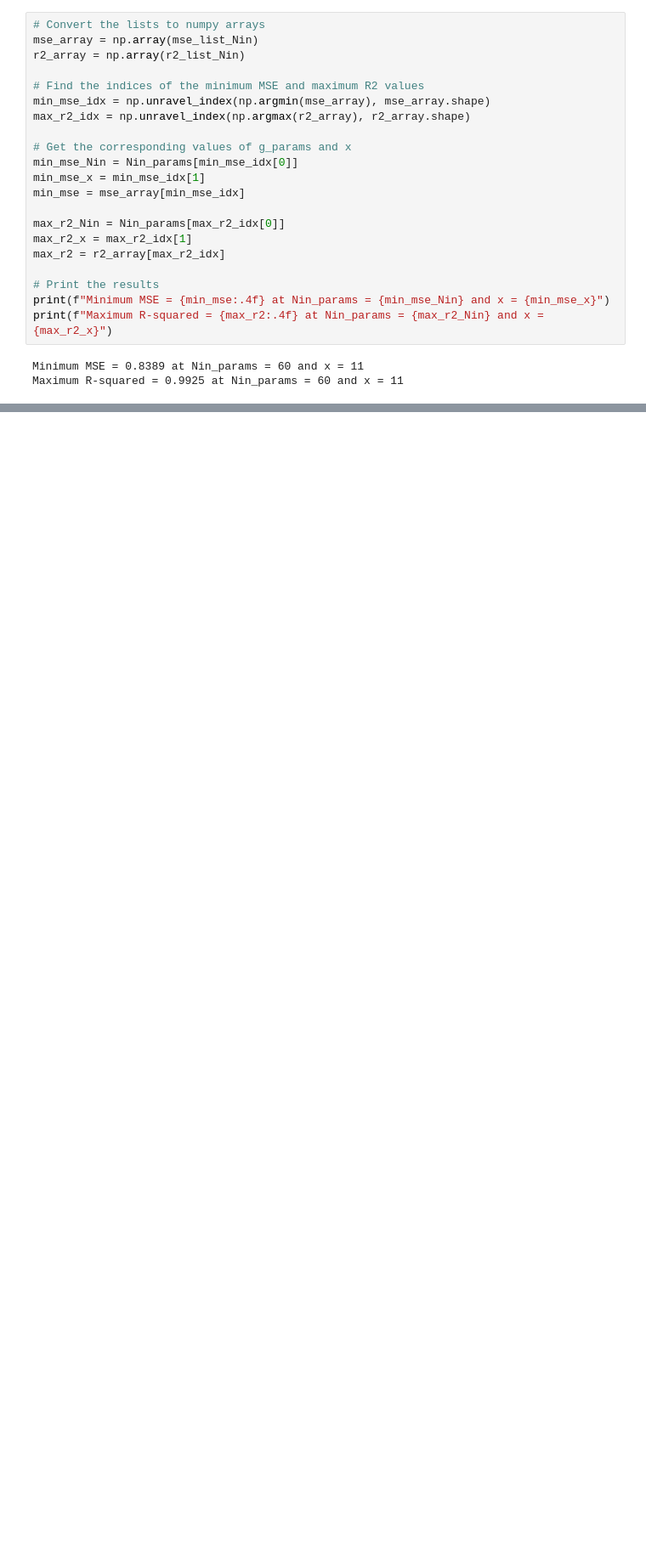
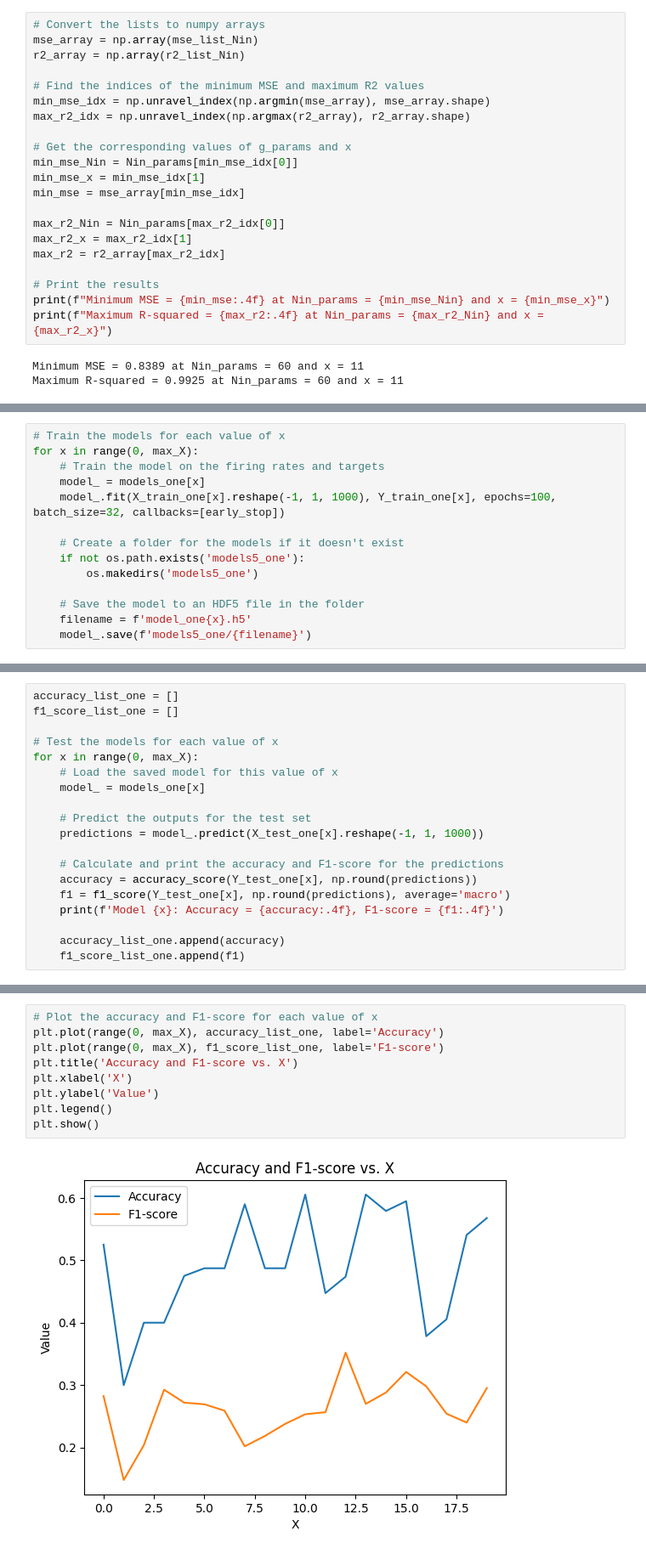
Before and after one commit to LawsonHutter/RNN_working_memory, a Jupyter notebook: RNN_working_memory_Project.ipynb, the cells around one changed output, grey strips where cells are left out. Shown at 85% size. Cells and saved outputs as stored; diff of their text form; blank space fills up the shorter version.

```diff
--- a/RNN_working_memory_Project.ipynb
+++ b/RNN_working_memory_Project.ipynb
@@ -1446,0 +1625,14 @@ Maximum R-squared = 0.9925 at Nin_params = 60 and x = 11
+# %%
+# Train the models for each value of x
+for x in range(0, max_X):
+    # Train the model on the firing rates and targets
+    model_ = models_one[x]
+    model_.fit(X_train_one[x].reshape(-1, 1, 1000), Y_train_one[x], epochs=100, batch_size=32, callbacks=[early_stop])
+
+    # Create a folder for the models if it doesn't exist
+    if not os.path.exists('models5_one'):
+        os.makedirs('models5_one')
+
+    # Save the model to an HDF5 file in the folder
+    filename = f'model_one{x}.h5'
+    model_.save(f'models5_one/{filename}')
@@ -1446,0 +1694,19 @@ Maximum R-squared = 0.9925 at Nin_params = 60 and x = 11
+# %%
+accuracy_list_one = []
+f1_score_list_one = []
+
+# Test the models for each value of x
+for x in range(0, max_X):
+    # Load the saved model for this value of x
+    model_ = models_one[x]
+
+    # Predict the outputs for the test set
+    predictions = model_.predict(X_test_one[x].reshape(-1, 1, 1000))
+
+    # Calculate and print the accuracy and F1-score for the predictions
+    accuracy = accuracy_score(Y_test_one[x], np.round(predictions))
+    f1 = f1_score(Y_test_one[x], np.round(predictions), average='macro')
+    print(f'Model {x}: Accuracy = {accuracy:.4f}, F1-score = {f1:.4f}')
+
+    accuracy_list_one.append(accuracy)
+    f1_score_list_one.append(f1)
@@ -1446,0 +1762,11 @@ Maximum R-squared = 0.9925 at Nin_params = 60 and x = 11
+# %%
+# Plot the accuracy and F1-score for each value of x
+plt.plot(range(0, max_X), accuracy_list_one, label='Accuracy')
+plt.plot(range(0, max_X), f1_score_list_one, label='F1-score')
+plt.title('Accuracy and F1-score vs. X')
+plt.xlabel('X')
+plt.ylabel('Value')
+plt.legend()
+plt.show()
+# %% [output]
+[figure, added]
```
Also changed, not shown: parts of 26 cells of this notebook.
